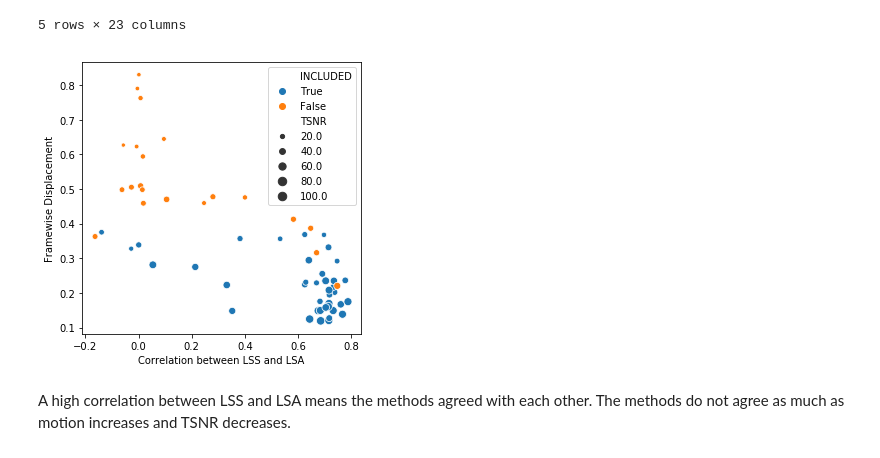
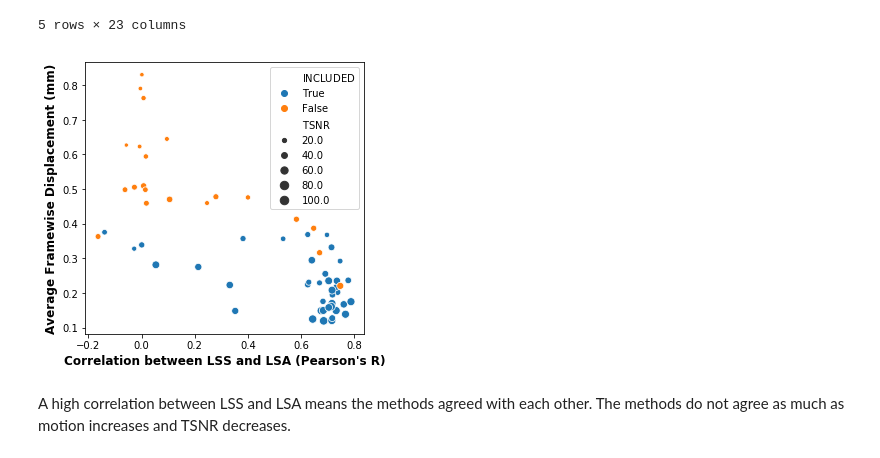
Before and after one commit to jdkent/BetaSeriesRealDataAnalysis, a Jupyter notebook: nibsAnalysis/BetaSeriesAnalysis.ipynb, the cells around one changed output. Cells and saved outputs as stored; diff of their text form; code cells hidden in the pictures.

```diff
--- a/nibsAnalysis/BetaSeriesAnalysis.ipynb
+++ b/nibsAnalysis/BetaSeriesAnalysis.ipynb
@@ -511,0 +569,26 @@ Number of overlapping positives: 3 / 210
+# %%
+from nilearn.plotting import plot_connectome
+fig, axes = plt.subplots(ncols=2, figsize=(14,5), gridspec_kw={'width_ratios': [23/24, 1/24]})
+
+# plot the connectome
+plot_connectome(overlap_df, axes=axes[0], figure=fig, edge_cmap=cmap, node_coords=coords,
+                edge_vmin=0.9,
+                edge_vmax=3,
+                node_size=200,
+                edge_threshold=0,
+                colorbar=False)
+
+# make the color bar
+colorbar = mpl.colorbar.ColorbarBase(axes[1], cmap=cmap, orientation='vertical', boundaries=[0, 1, 2, 3])
+r = 3.0
+colorbar.set_ticks([0.0 + r / 3 * (0.5 + i) for i in range(3)])
+colorbar.set_ticklabels(["LSA", "LSS", "Both"])
+colorbar.ax.tick_params(labelsize=20)
+
+# label the nodes with their number
+for ax in fig.axes[2:]:
+    for name, node in zip(coord_names, ax.collections[0].get_offsets()):
+        ax.annotate(name, node, ha='center', va='center', zorder=5000)
+
+fig.suptitle("Activation Atlas: Task - Null", size=30, weight='heavy')
+fig.savefig('./outputs/data-both_atlas-activation_type-brain_contrast-taskXnull.png', bbox_inches='tight')
@@ -950,12 +1035,13 @@ lss_lsa_beta_combine['hue'] = lss_lsa_beta_combine['index'].isin(good_participan
 # %%
 fig, ax = plt.subplots(figsize=(5, 5))
 sns.scatterplot(x='average_correlation', y='fd_mean', size='tsnr', hue='hue', hue_order=[True, False], data=lss_lsa_beta_combine, ax=ax)
-ax.set_xlabel("Correlation between LSS and LSA");
-ax.set_ylabel("Framewise Displacement");
-ax.legend_.texts[0].set_text("INCLUDED");
-ax.legend_.texts[3].set_text("TSNR");
+ax.set_xlabel("Correlation between LSS and LSA (Pearson's R)", fontdict={'size': 'large', 'weight': 'heavy'});
+ax.set_ylabel("Average Framewise Displacement (mm)", fontdict={'size': 'large', 'weight': 'heavy'});
+ax.legend_.texts[0].set_text(r"$\bf{INCLUDED}$");
+ax.legend_.texts[3].set_text(r"$\bf{TSNR}$");
+fig.savefig("./outputs/lss_lsa_noise_relationship.png", dpi=600, bbox_inches="tight")
 # %% [output]
-[figure, old version]
+[figure, new version]
 # %% [markdown]
 A high correlation between LSS and LSA means the methods agreed with each other.
 The methods do not agree as much as motion increases and TSNR decreases.
```
Also changed, not shown: parts of 28 cells of this notebook, 2 other files.
